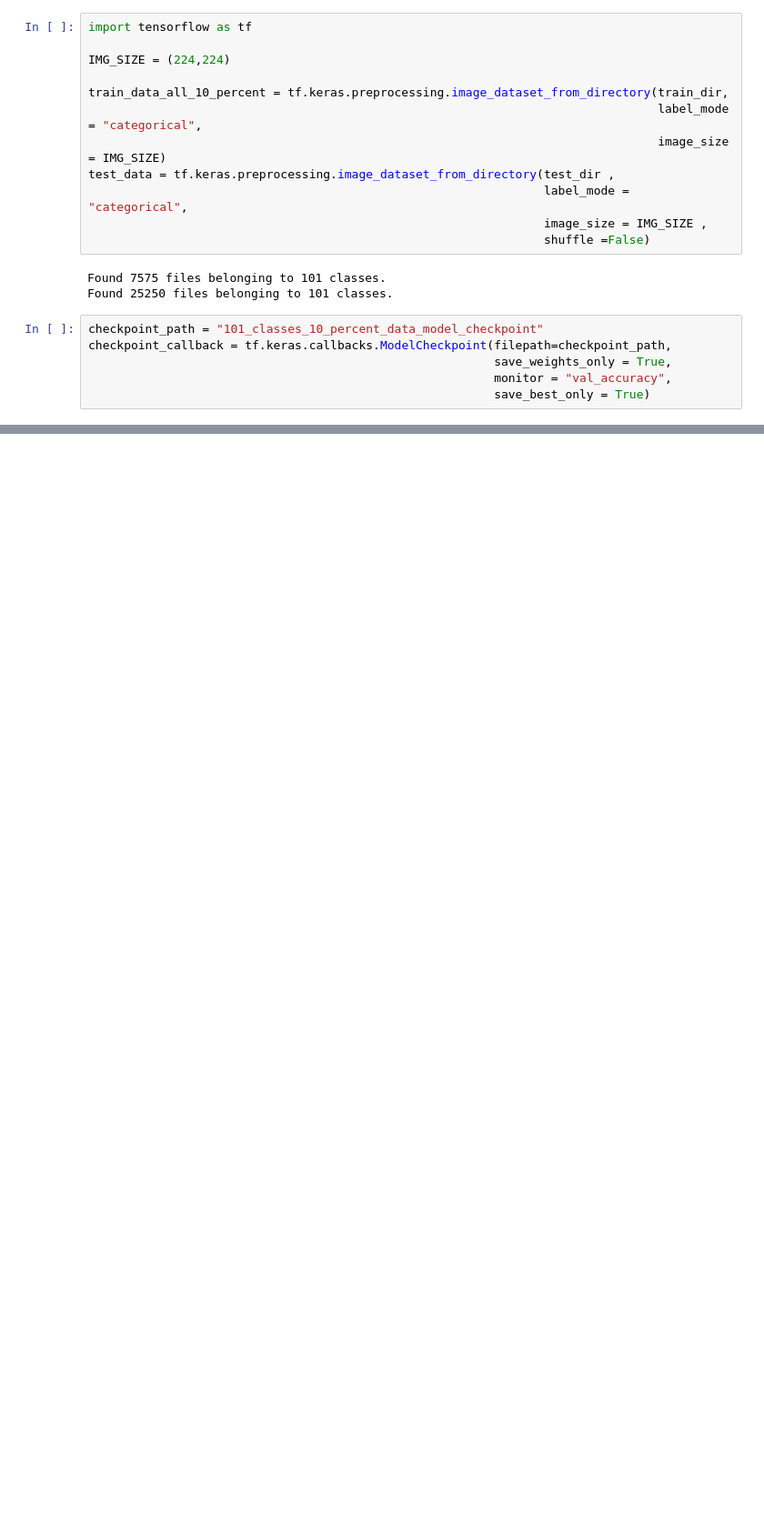
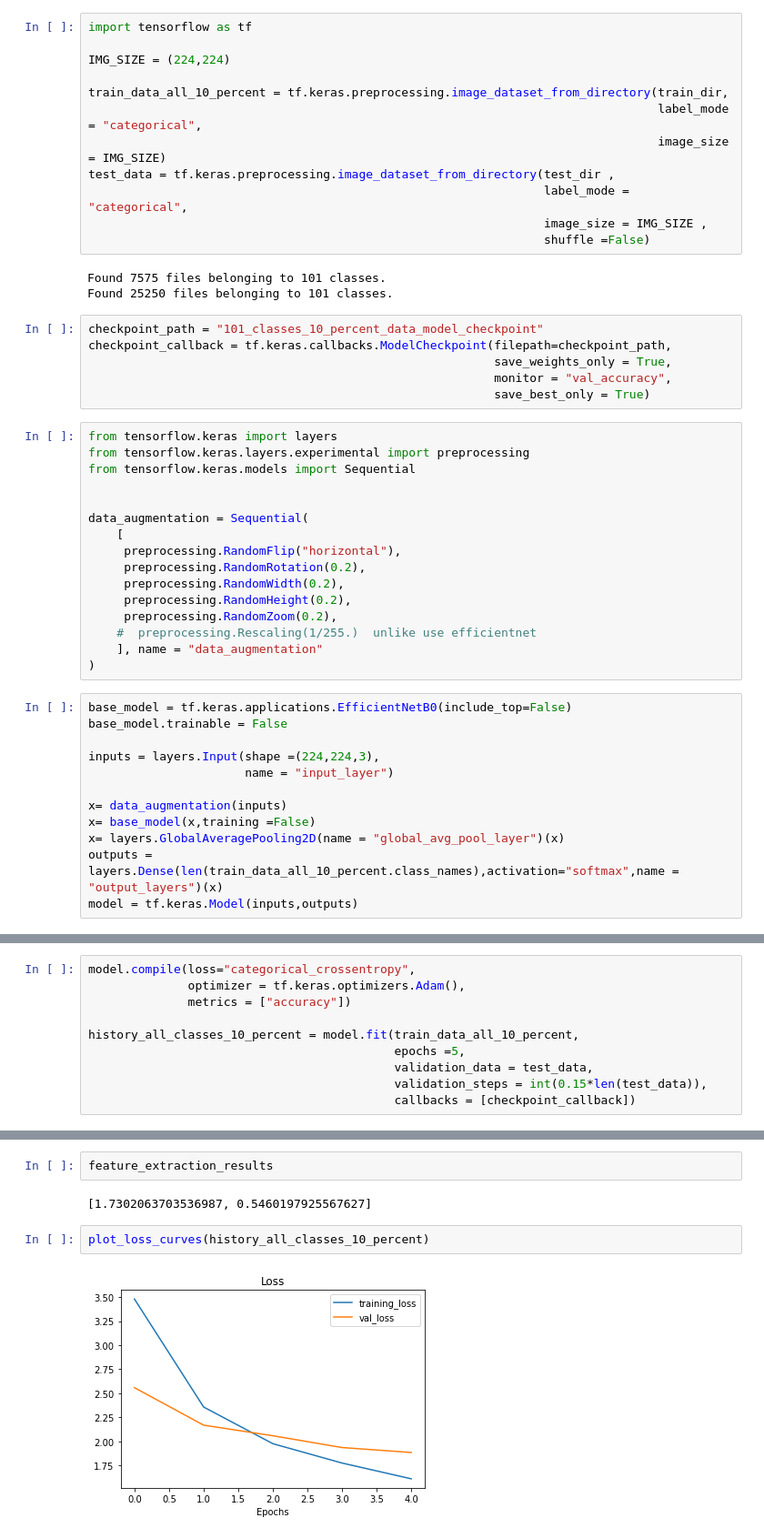
Before and after one commit to hedayet13/learning-tensorflow, a Jupyter notebook: transfer_learning_in_tensorflow_scaling_up.ipynb, the cells around one changed output, grey strips where cells are left out. Shown at 91% size. Saved outputs shown, nothing was run; the diff lists cells and outputs as text; blank space fills up the shorter version.

```diff
--- a/transfer_learning_in_tensorflow_scaling_up.ipynb
+++ b/transfer_learning_in_tensorflow_scaling_up.ipynb
@@ -99,3 +99,31 @@ checkpoint_callback = tf.keras.callbacks.ModelCheckpoint(filepath=checkpoint_pat
                                                          save_weights_only = True,
                                                          monitor = "val_accuracy",
                                                          save_best_only = True)
+# %%
+from tensorflow.keras import layers
+from tensorflow.keras.layers.experimental import preprocessing
+from tensorflow.keras.models import Sequential
+
+
+data_augmentation = Sequential(
+    [
+     preprocessing.RandomFlip("horizontal"),
+     preprocessing.RandomRotation(0.2),
+     preprocessing.RandomWidth(0.2),
+     preprocessing.RandomHeight(0.2),
+     preprocessing.RandomZoom(0.2),
+    #  preprocessing.Rescaling(1/255.)  unlike use efficientnet
+    ], name = "data_augmentation"
+)
+# %%
+base_model = tf.keras.applications.EfficientNetB0(include_top=False)
+base_model.trainable = False
+
+inputs = layers.Input(shape =(224,224,3),
+                      name = "input_layer")
+
+x= data_augmentation(inputs)
+x= base_model(x,training =False)
+x= layers.GlobalAveragePooling2D(name = "global_avg_pool_layer")(x)
+outputs = layers.Dense(len(train_data_all_10_percent.class_names),activation="softmax",name = "output_layers")(x)
+model = tf.keras.Model(inputs,outputs)
@@ -101,0 +151,10 @@ checkpoint_callback = tf.keras.callbacks.ModelCheckpoint(filepath=checkpoint_pat
+# %%
+model.compile(loss="categorical_crossentropy",
+              optimizer = tf.keras.optimizers.Adam(),
+              metrics = ["accuracy"])
+
+history_all_classes_10_percent = model.fit(train_data_all_10_percent,
+                                           epochs =5,
+                                           validation_data = test_data,
+                                           validation_steps = int(0.15*len(test_data)),
+                                           callbacks = [checkpoint_callback])
@@ -101,0 +176,8 @@ checkpoint_callback = tf.keras.callbacks.ModelCheckpoint(filepath=checkpoint_pat
+# %%
+feature_extraction_results
+# %% [output]
+[1.7302063703536987, 0.5460197925567627]
+# %%
+plot_loss_curves(history_all_classes_10_percent)
+# %% [output]
+[figure, added]
```
Also changed, not shown: parts of 21 cells of this notebook.
